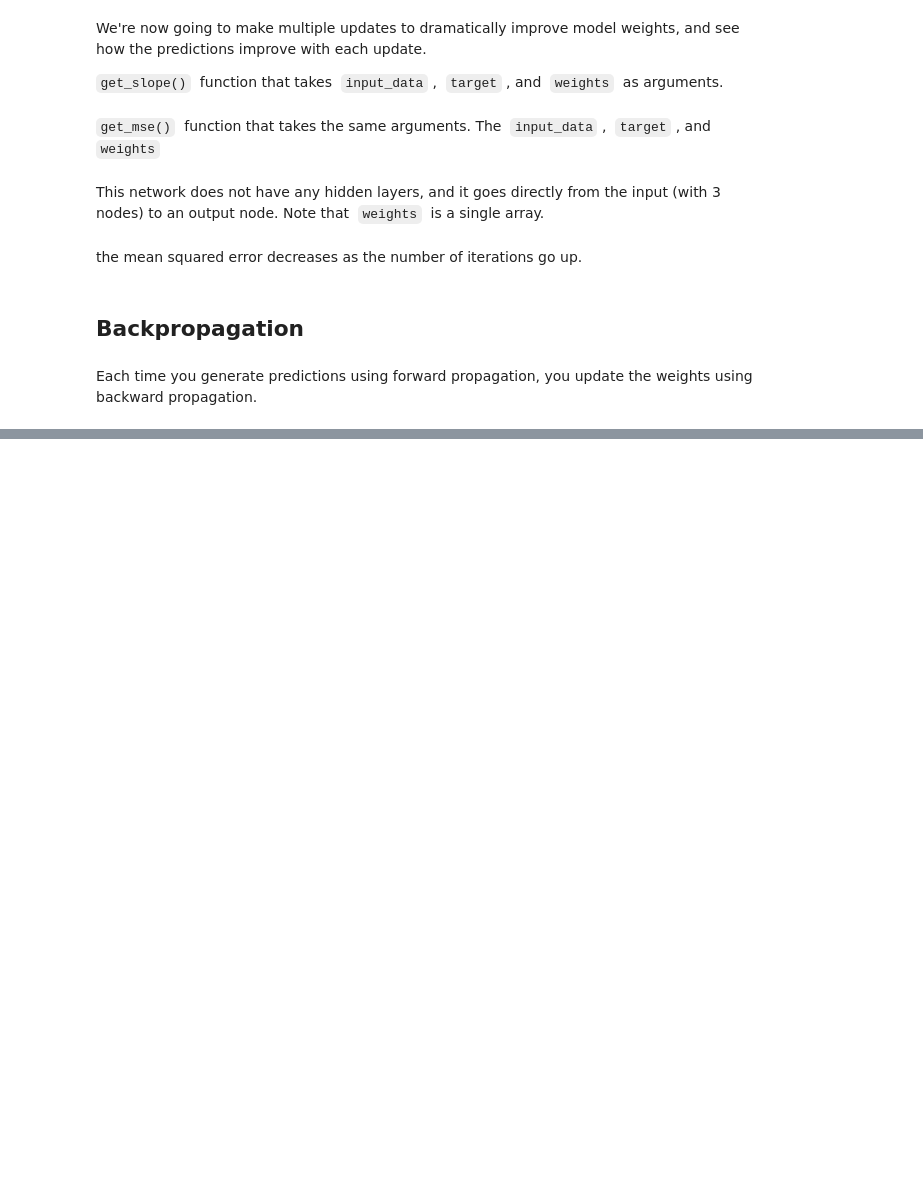
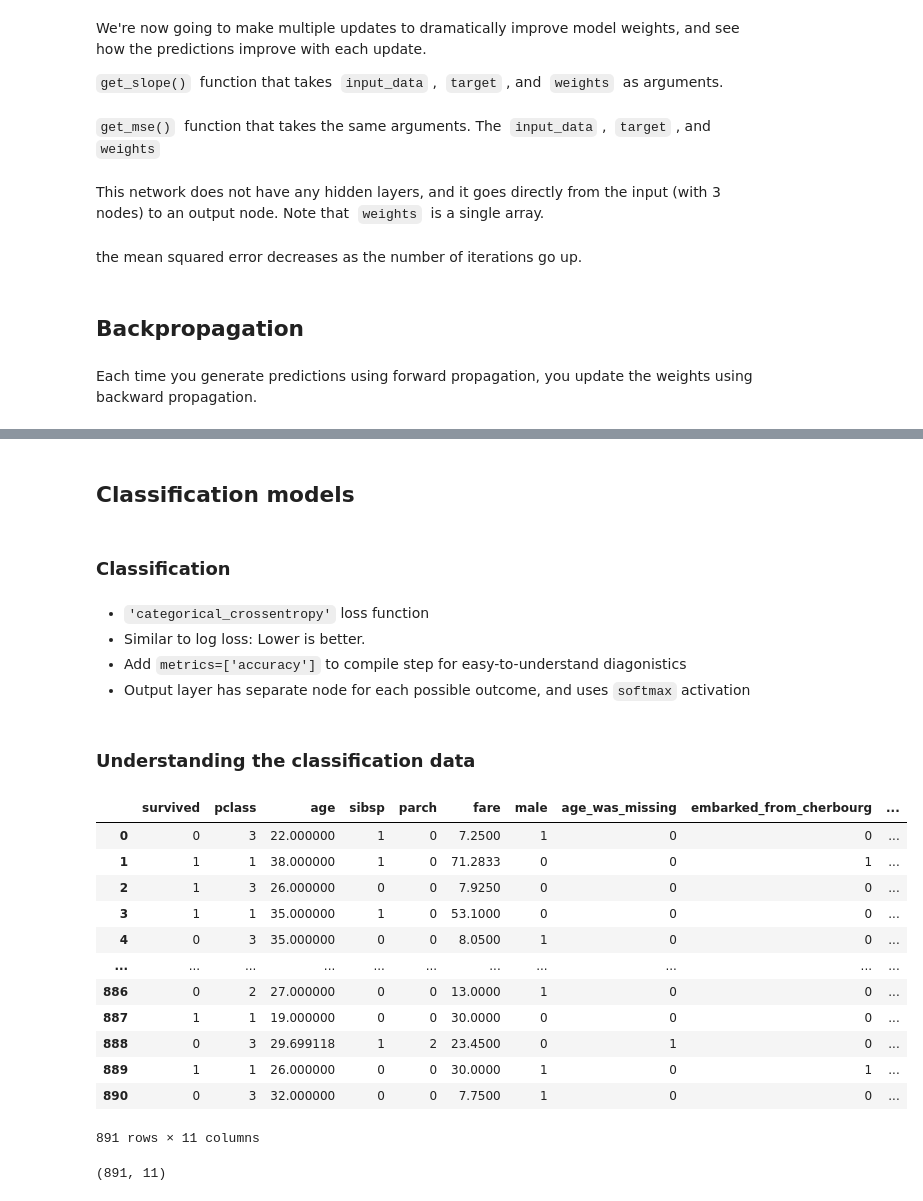
Before and after one commit to VictorOmondi1997/Introduction-to-Deep-Learning-in-Python, a Jupyter notebook: Introduction to Deep Learning in Python.ipynb, the cells around one changed output, grey strips where cells are left out. Drawn from its saved outputs; the diff is of its cells as text; code cells hidden in the pictures; blank space fills up the shorter version.

Commit message:
Building deep learning models with keras

```diff
--- a/Introduction to Deep Learning in Python.ipynb
+++ b/Introduction to Deep Learning in Python.ipynb
@@ -432,0 +564,33 @@ Each time you generate predictions using forward propagation, you update the wei
+# %% [markdown]
+## Classification models
+# %% [markdown]
+### Classification
+# %% [markdown]
+- `'categorical_crossentropy'` loss function
+- Similar to log loss: Lower is better.
+- Add `metrics=['accuracy']` to compile step for easy-to-understand diagonistics
+- Output layer has separate node for each possible outcome, and uses `softmax` activation
+# %% [markdown]
+### Understanding the classification data
+# %%
+titanic = pd.read_csv('datasets/titanic_all_numeric.csv')
+titanic['age_was_missing'] = titanic.age_was_missing.map({False:0, True:1})
+titanic
+# %% [output]
+|  | survived | pclass | age | sibsp | parch | fare | male | age_was_missing | embarked_from_cherbourg | ... |
+| 0 | 0 | 3 | 22.000000 | 1 | 0 | 7.2500 | 1 | 0 | 0 | ... |
+| 1 | 1 | 1 | 38.000000 | 1 | 0 | 71.2833 | 0 | 0 | 1 | ... |
+| 2 | 1 | 3 | 26.000000 | 0 | 0 | 7.9250 | 0 | 0 | 0 | ... |
+| 3 | 1 | 1 | 35.000000 | 1 | 0 | 53.1000 | 0 | 0 | 0 | ... |
+| 4 | 0 | 3 | 35.000000 | 0 | 0 | 8.0500 | 1 | 0 | 0 | ... |
+| ... | ... | ... | ... | ... | ... | ... | ... | ... | ... | ... |
+| 886 | 0 | 2 | 27.000000 | 0 | 0 | 13.0000 | 1 | 0 | 0 | ... |
+| 887 | 1 | 1 | 19.000000 | 0 | 0 | 30.0000 | 0 | 0 | 0 | ... |
+| 888 | 0 | 3 | 29.699118 | 1 | 2 | 23.4500 | 0 | 1 | 0 | ... |
+| 889 | 1 | 1 | 26.000000 | 0 | 0 | 30.0000 | 1 | 0 | 1 | ... |
+| 890 | 0 | 3 | 32.000000 | 0 | 0 | 7.7500 | 1 | 0 | 0 | ... |
+891 rows × 11 columns
+# %%
+titanic.shape
+# %% [output]
+(891, 11)
```
Also changed, not shown: parts of 40 cells of this notebook, 3 other files.
